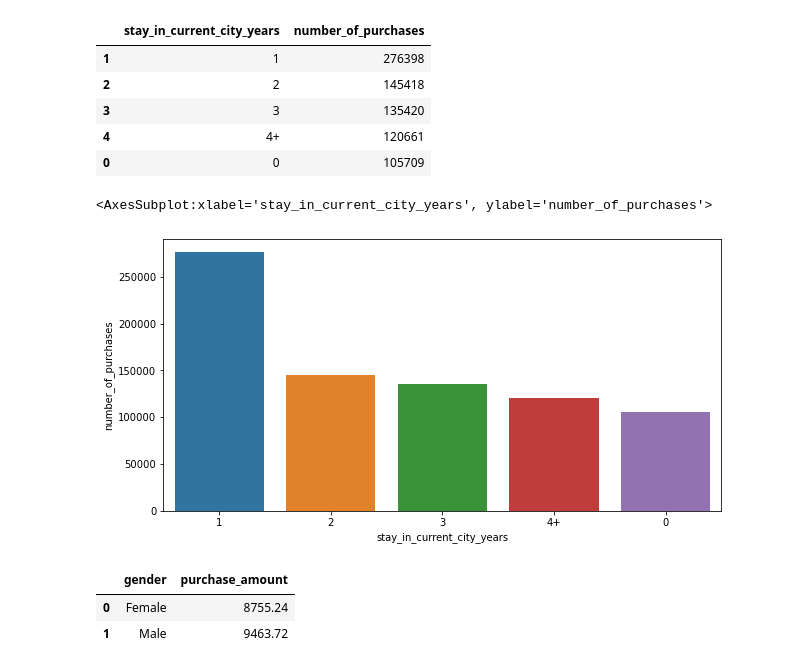
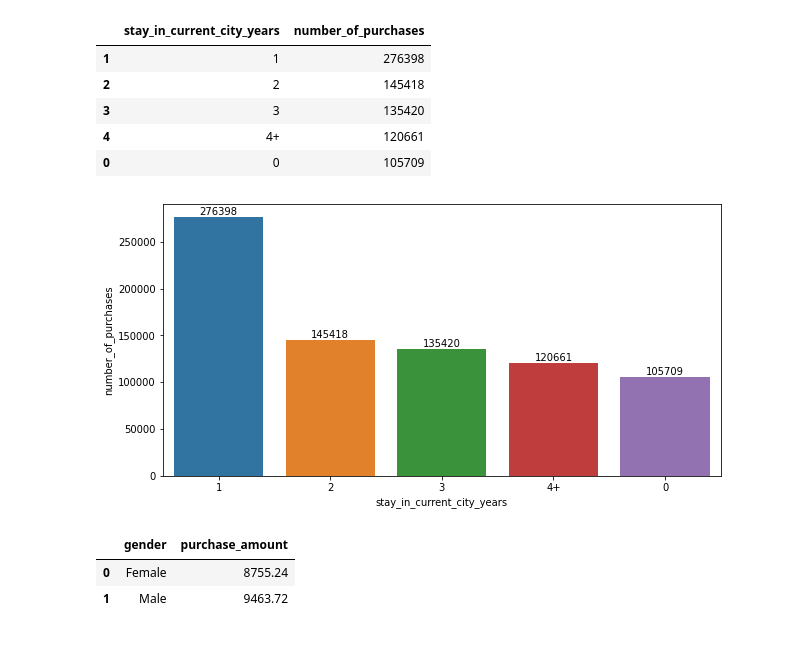
Before and after one commit to kirandhasade/Black_Friday_Analysis, a Jupyter notebook: Black friday.ipynb, the cells around one changed output. Cells and saved outputs as stored; diff of their text form; code cells hidden in the pictures.

```diff
--- a/Black friday.ipynb
+++ b/Black friday.ipynb
@@ -442,7 +442,7 @@ count_purchase_stay_city_df
 | 0 | 0 | 105709 |
 # %%
 plt.figure(figsize=(10,5))
-sns.barplot('stay_in_current_city_years','number_of_purchases', data=count_purchase_stay_city_df, order=count_purchase_stay_city_df['stay_in_current_city_years'])
+ax=sns.barplot(x='stay_in_current_city_years',y='number_of_purchases', data=count_purchase_stay_city_df, order=count_purchase_stay_city_df['stay_in_current_city_years'])
+ax = ax.bar_label(ax.containers[0])
 # %% [output]
-<AxesSubplot:xlabel='stay_in_current_city_years', ylabel='number_of_purchases'>
-[figure, old version]
+[figure, new version]
```
Also changed, not shown: parts of 1 cell of this notebook.
